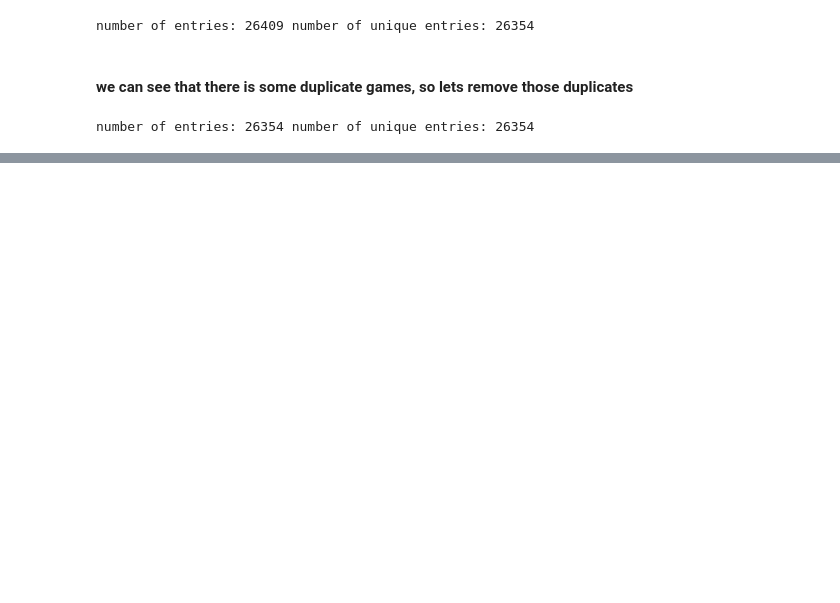
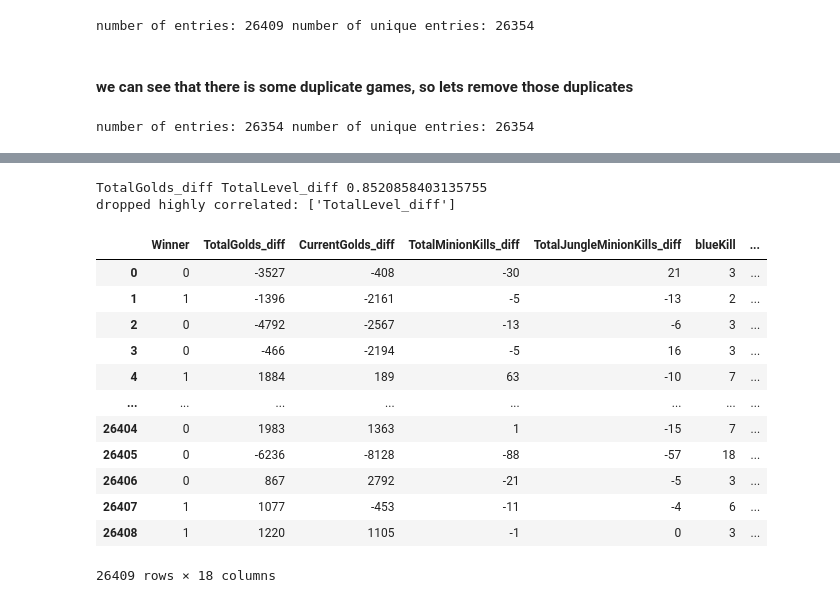
Before and after one commit to mike-tr/IntroToDS_Final, a Jupyter notebook: P3_league_win_predict.ipynb, the cells around one changed output, grey strips where cells are left out. Cells and saved outputs as stored; diff of their text form; code cells hidden in the pictures; blank space fills up the shorter version.

```diff
--- a/P3_league_win_predict.ipynb
+++ b/P3_league_win_predict.ipynb
@@ -116,0 +248,36 @@ league2
+# %%
+def combine_data(data_set : pd.DataFrame, pre1 : str, pre2 : str, ignore):
+    data_new = data_set.copy()
+    drop = []
+    for column in data_set.columns:
+        if column.startswith(pre2) or not column.startswith(pre1):
+            continue
+        if column in ignore:
+            continue
+        label = column[len(pre1):]
+        column_other = pre2 + label
+        if column_other not in data_set.columns:
+            continue
+        data_new[column] -= data_new[column_other]
+        data_new = data_new.rename(columns={column: label + "_diff"})
+        drop.append(column_other)
+    return data_new.drop(drop, axis=1)
+league_data_modified3 = combine_data(league_data_modified2, "blue", "red", ["Winner"])
+league_data_modified3 = remove_correlated(league_data_modified3, 0.8, "Winner")
+league_data_modified3
+# %% [output]
+TotalGolds_diff TotalLevel_diff 0.8520858403135755
+dropped highly correlated: ['TotalLevel_diff']
+|  | Winner | TotalGolds_diff | CurrentGolds_diff | TotalMinionKills_diff | TotalJungleMinionKills_diff | blueKill | ... |
+| 0 | 0 | -3527 | -408 | -30 | 21 | 3 | ... |
+| 1 | 1 | -1396 | -2161 | -5 | -13 | 2 | ... |
+| 2 | 0 | -4792 | -2567 | -13 | -6 | 3 | ... |
+| 3 | 0 | -466 | -2194 | -5 | 16 | 3 | ... |
+| 4 | 1 | 1884 | 189 | 63 | -10 | 7 | ... |
+| ... | ... | ... | ... | ... | ... | ... | ... |
+| 26404 | 0 | 1983 | 1363 | 1 | -15 | 7 | ... |
+| 26405 | 0 | -6236 | -8128 | -88 | -57 | 18 | ... |
+| 26406 | 0 | 867 | 2792 | -21 | -5 | 3 | ... |
+| 26407 | 1 | 1077 | -453 | -11 | -4 | 6 | ... |
+| 26408 | 1 | 1220 | 1105 | -1 | 0 | 3 | ... |
+26409 rows × 18 columns
```
Also changed, not shown: parts of 30 cells of this notebook.
